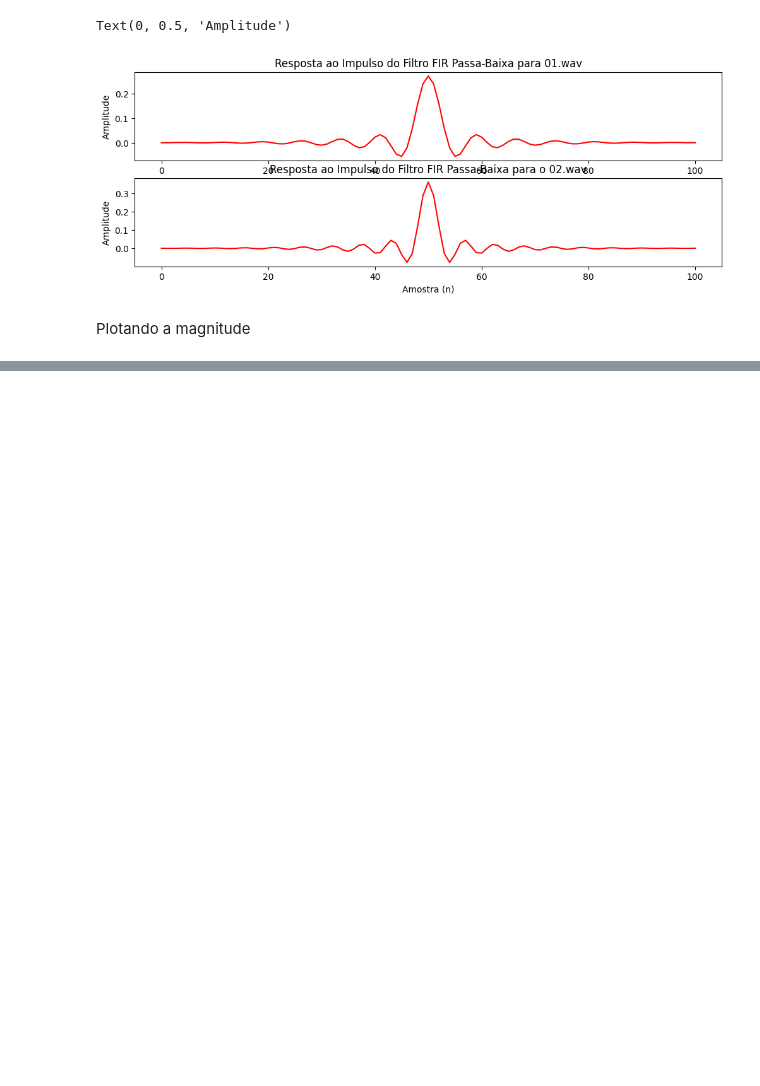
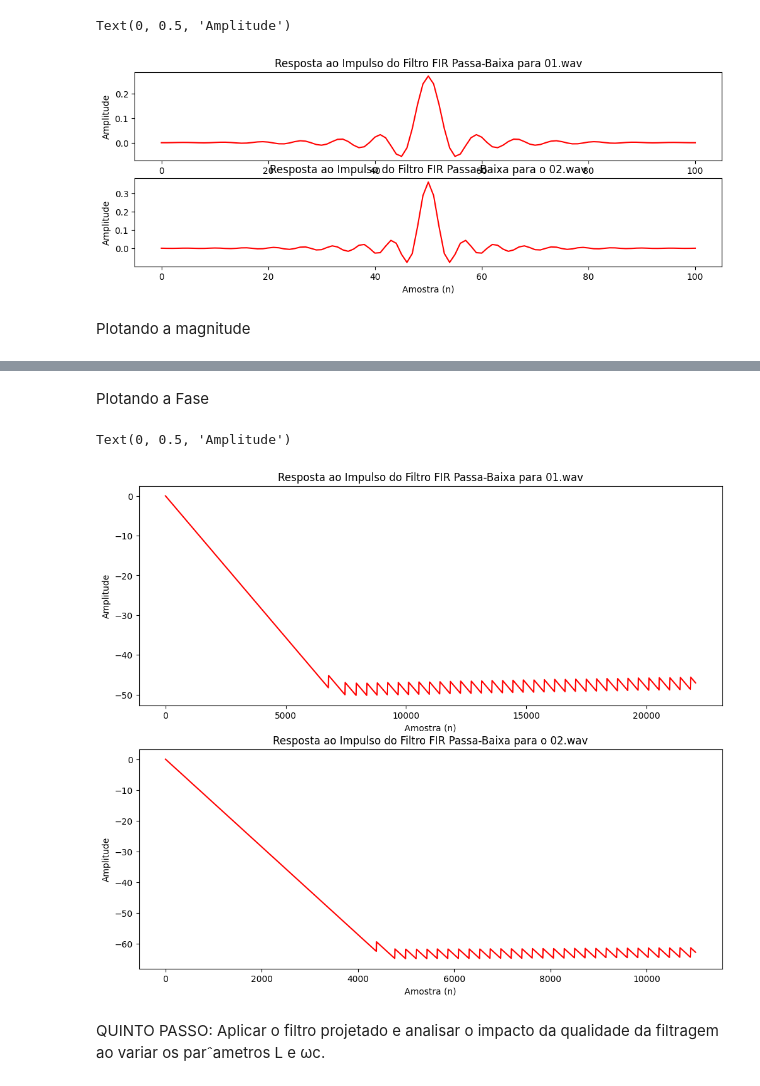
Before and after one commit to AntonioLaureno28/FiltragemTc, a Jupyter notebook: Code/Filtro_passa_baixa.ipynb, the cells around one changed output, grey strips where cells are left out. Saved outputs shown, nothing was run; the diff lists cells and outputs as text; code cells hidden in the pictures; blank space fills up the shorter version.

```diff
--- a/Code/Filtro_passa_baixa.ipynb
+++ b/Code/Filtro_passa_baixa.ipynb
@@ -187,0 +200,31 @@ plt.ylabel("Amplitude")
+# %% [markdown]
+Plotando a Fase
+# %%
+# Usando a função np.angle() podemos calcular a fase, já que descobrimos a resposta em frequência.
+
+#h1_fase = np.angle(h1_fft[:half_N])
+#h2_fase = np.angle(h2_fft[:half_N])
+h1_fase = np.unwrap(np.angle(h1_fft[:half_N]))
+h2_fase = np.unwrap(np.angle(h2_fft[:half_N]))
+
+
+plt.figure(figsize=(12,10))
+
+plt.subplot(2,1,1)
+plt.plot(h1_freq[:N_fft//2], h1_fase[:N_fft//2], color='r')
+plt.title("Resposta ao Impulso do Filtro FIR Passa-Baixa para 01.wav")
+plt.xlabel("Amostra (n)")
+plt.ylabel("Amplitude")
+
+
+plt.subplot(2,1,2)
+plt.plot(h2_freq, h2_fase,color='r')
+plt.title("Resposta ao Impulso do Filtro FIR Passa-Baixa para o 02.wav")
+plt.xlabel("Amostra (n)")
+plt.ylabel("Amplitude")
+# %% [output]
+Text(0, 0.5, 'Amplitude')
+[figure, added]
+# %% [markdown]
+QUINTO PASSO: Aplicar o filtro projetado e analisar o impacto da qualidade da filtragem ao variar os
+parˆametros L e ωc.
```
Also changed, not shown: parts of 1 cell of this notebook.
